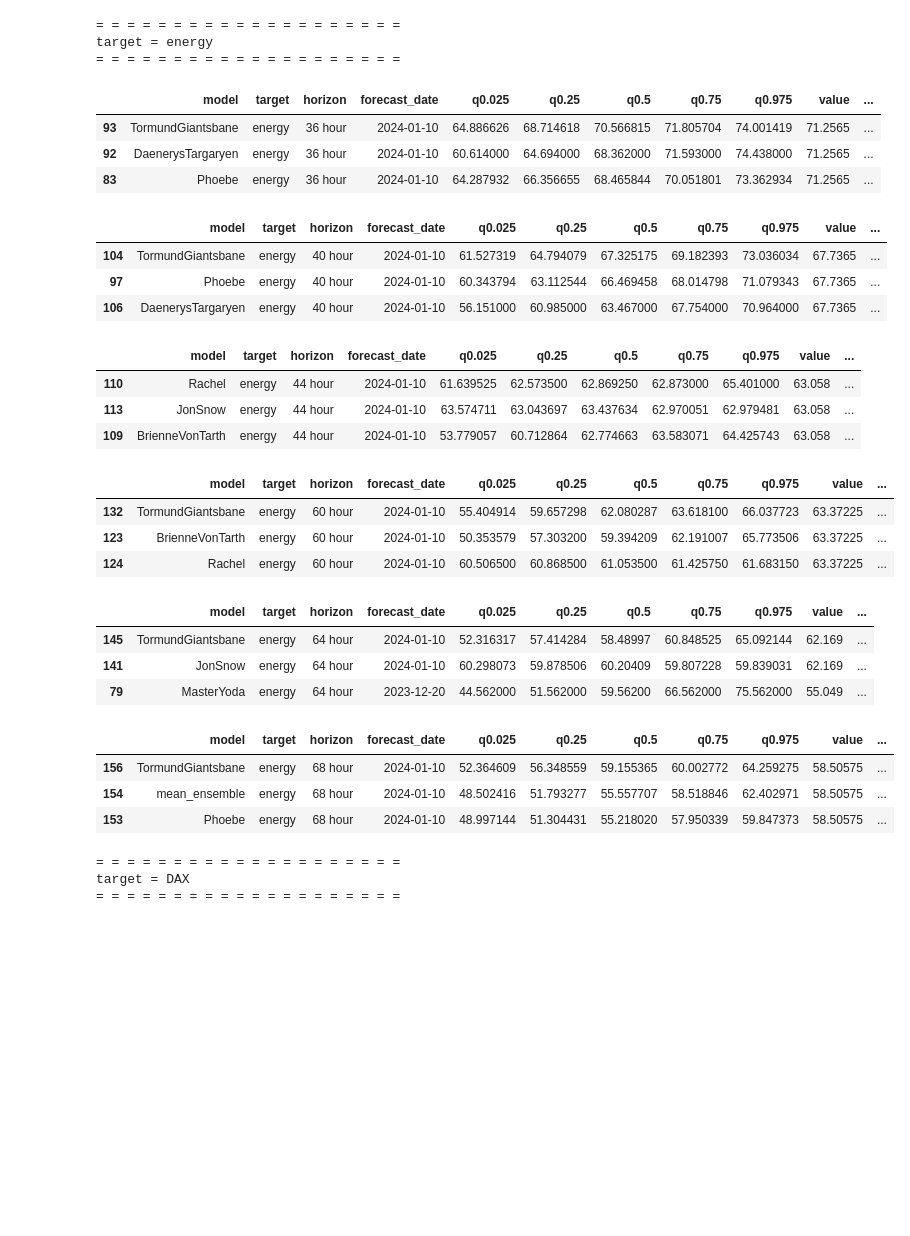
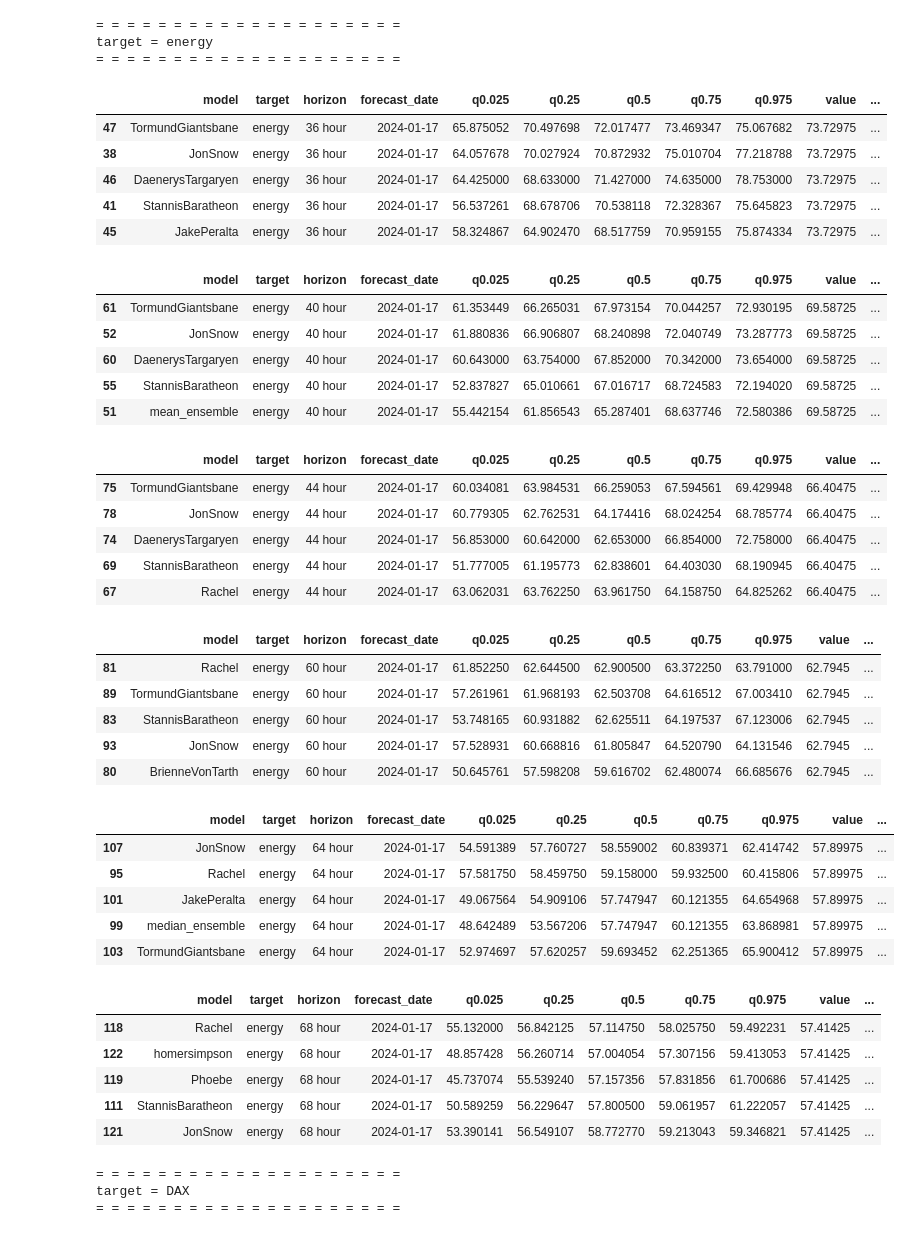
Before and after one commit to hikotei/2023_11-PTSFC, a Jupyter notebook: z others/2024_01_20 q_score ranks.ipynb, the cells around one changed output. Cells and saved outputs as stored; diff of their text form; code cells hidden in the pictures; blank space fills up the shorter version.

```diff
--- a/z others/2024_01_20 q_score ranks.ipynb
+++ b/z others/2024_01_20 q_score ranks.ipynb
@@ -18,52 +19,63 @@ files
 # %%
 # read file from ./data directory using pandas read_csv
-# df = pd.read_csv(f"../data/evaluation_20240110.csv")
-df = pd.read_csv(f"../data/{files[6]}")
+df = pd.read_csv(f"../data/{files[-1]}")
 
 targets = ['energy', 'DAX']
 
 for target in targets:
 
     print('= '*20)
     print(f"target = {target}")
     print('= '*20)
 
     df_target = df[df['target'] == target].dropna(axis=0)
 
     # for each horizon ['36 hour', '40 hour', '44 hour', '60 hour', '64 hour', '68 hour']
     for horizon in df_target['horizon'].unique():
         # get model with lowest mean_qscore
         df_target_horizon = df_target[df_target['horizon']==horizon]
         df_target_horizon = df_target_horizon.sort_values(by='mean_qscore')
-        display(df_target_horizon.head(3))
+        display(df_target_horizon.head(5))
 # %% [output]
 = = = = = = = = = = = = = = = = = = = =
 target = energy
 = = = = = = = = = = = = = = = = = = = =
 |  | model | target | horizon | forecast_date | q0.025 | q0.25 | q0.5 | q0.75 | q0.975 | value | ... |
-| 93 | TormundGiantsbane | energy | 36 hour | 2024-01-10 | 64.886626 | 68.714618 | 70.566815 | 71.805704 | 74.001419 | 71.2565 | ... |
-| 92 | DaenerysTargaryen | energy | 36 hour | 2024-01-10 | 60.614000 | 64.694000 | 68.362000 | 71.593000 | 74.438000 | 71.2565 | ... |
-| 83 | Phoebe | energy | 36 hour | 2024-01-10 | 64.287932 | 66.356655 | 68.465844 | 70.051801 | 73.362934 | 71.2565 | ... |
+| 47 | TormundGiantsbane | energy | 36 hour | 2024-01-17 | 65.875052 | 70.497698 | 72.017477 | 73.469347 | 75.067682 | 73.72975 | ... |
+| 38 | JonSnow | energy | 36 hour | 2024-01-17 | 64.057678 | 70.027924 | 70.872932 | 75.010704 | 77.218788 | 73.72975 | ... |
+| 46 | DaenerysTargaryen | energy | 36 hour | 2024-01-17 | 64.425000 | 68.633000 | 71.427000 | 74.635000 | 78.753000 | 73.72975 | ... |
+| 41 | StannisBaratheon | energy | 36 hour | 2024-01-17 | 56.537261 | 68.678706 | 70.538118 | 72.328367 | 75.645823 | 73.72975 | ... |
+| 45 | JakePeralta | energy | 36 hour | 2024-01-17 | 58.324867 | 64.902470 | 68.517759 | 70.959155 | 75.874334 | 73.72975 | ... |
 |  | model | target | horizon | forecast_date | q0.025 | q0.25 | q0.5 | q0.75 | q0.975 | value | ... |
-| 104 | TormundGiantsbane | energy | 40 hour | 2024-01-10 | 61.527319 | 64.794079 | 67.325175 | 69.182393 | 73.036034 | 67.7365 | ... |
-| 97 | Phoebe | energy | 40 hour | 2024-01-10 | 60.343794 | 63.112544 | 66.469458 | 68.014798 | 71.079343 | 67.7365 | ... |
-| 106 | DaenerysTargaryen | energy | 40 hour | 2024-01-10 | 56.151000 | 60.985000 | 63.467000 | 67.754000 | 70.964000 | 67.7365 | ... |
+| 61 | TormundGiantsbane | energy | 40 hour | 2024-01-17 | 61.353449 | 66.265031 | 67.973154 | 70.044257 | 72.930195 | 69.58725 | ... |
+| 52 | JonSnow | energy | 40 hour | 2024-01-17 | 61.880836 | 66.906807 | 68.240898 | 72.040749 | 73.287773 | 69.58725 | ... |
+| 60 | DaenerysTargaryen | energy | 40 hour | 2024-01-17 | 60.643000 | 63.754000 | 67.852000 | 70.342000 | 73.654000 | 69.58725 | ... |
+| 55 | StannisBaratheon | energy | 40 hour | 2024-01-17 | 52.837827 | 65.010661 | 67.016717 | 68.724583 | 72.194020 | 69.58725 | ... |
+| 51 | mean_ensemble | energy | 40 hour | 2024-01-17 | 55.442154 | 61.856543 | 65.287401 | 68.637746 | 72.580386 | 69.58725 | ... |
 |  | model | target | horizon | forecast_date | q0.025 | q0.25 | q0.5 | q0.75 | q0.975 | value | ... |
-| 110 | Rachel | energy | 44 hour | 2024-01-10 | 61.639525 | 62.573500 | 62.869250 | 62.873000 | 65.401000 | 63.058 | ... |
-| 113 | JonSnow | energy | 44 hour | 2024-01-10 | 63.574711 | 63.043697 | 63.437634 | 62.970051 | 62.979481 | 63.058 | ... |
-| 109 | BrienneVonTarth | energy | 44 hour | 2024-01-10 | 53.779057 | 60.712864 | 62.774663 | 63.583071 | 64.425743 | 63.058 | ... |
+| 75 | TormundGiantsbane | energy | 44 hour | 2024-01-17 | 60.034081 | 63.984531 | 66.259053 | 67.594561 | 69.429948 | 66.40475 | ... |
+| 78 | JonSnow | energy | 44 hour | 2024-01-17 | 60.779305 | 62.762531 | 64.174416 | 68.024254 | 68.785774 | 66.40475 | ... |
+| 74 | DaenerysTargaryen | energy | 44 hour | 2024-01-17 | 56.853000 | 60.642000 | 62.653000 | 66.854000 | 72.758000 | 66.40475 | ... |
+| 69 | StannisBaratheon | energy | 44 hour | 2024-01-17 | 51.777005 | 61.195773 | 62.838601 | 64.403030 | 68.190945 | 66.40475 | ... |
+| 67 | Rachel | energy | 44 hour | 2024-01-17 | 63.062031 | 63.762250 | 63.961750 | 64.158750 | 64.825262 | 66.40475 | ... |
 |  | model | target | horizon | forecast_date | q0.025 | q0.25 | q0.5 | q0.75 | q0.975 | value | ... |
-| 132 | TormundGiantsbane | energy | 60 hour | 2024-01-10 | 55.404914 | 59.657298 | 62.080287 | 63.618100 | 66.037723 | 63.37225 | ... |
-| 123 | BrienneVonTarth | energy | 60 hour | 2024-01-10 | 50.353579 | 57.303200 | 59.394209 | 62.191007 | 65.773506 | 63.37225 | ... |
-| 124 | Rachel | energy | 60 hour | 2024-01-10 | 60.506500 | 60.868500 | 61.053500 | 61.425750 | 61.683150 | 63.37225 | ... |
+| 81 | Rachel | energy | 60 hour | 2024-01-17 | 61.852250 | 62.644500 | 62.900500 | 63.372250 | 63.791000 | 62.7945 | ... |
+| 89 | TormundGiantsbane | energy | 60 hour | 2024-01-17 | 57.261961 | 61.968193 | 62.503708 | 64.616512 | 67.003410 | 62.7945 | ... |
+| 83 | StannisBaratheon | energy | 60 hour | 2024-01-17 | 53.748165 | 60.931882 | 62.625511 | 64.197537 | 67.123006 | 62.7945 | ... |
+| 93 | JonSnow | energy | 60 hour | 2024-01-17 | 57.528931 | 60.668816 | 61.805847 | 64.520790 | 64.131546 | 62.7945 | ... |
+| 80 | BrienneVonTarth | energy | 60 hour | 2024-01-17 | 50.645761 | 57.598208 | 59.616702 | 62.480074 | 66.685676 | 62.7945 | ... |
 |  | model | target | horizon | forecast_date | q0.025 | q0.25 | q0.5 | q0.75 | q0.975 | value | ... |
-| 145 | TormundGiantsbane | energy | 64 hour | 2024-01-10 | 52.316317 | 57.414284 | 58.48997 | 60.848525 | 65.092144 | 62.169 | ... |
-| 141 | JonSnow | energy | 64 hour | 2024-01-10 | 60.298073 | 59.878506 | 60.20409 | 59.807228 | 59.839031 | 62.169 | ... |
-| 79 | MasterYoda | energy | 64 hour | 2023-12-20 | 44.562000 | 51.562000 | 59.56200 | 66.562000 | 75.562000 | 55.049 | ... |
+| 107 | JonSnow | energy | 64 hour | 2024-01-17 | 54.591389 | 57.760727 | 58.559002 | 60.839371 | 62.414742 | 57.89975 | ... |
+| 95 | Rachel | energy | 64 hour | 2024-01-17 | 57.581750 | 58.459750 | 59.158000 | 59.932500 | 60.415806 | 57.89975 | ... |
+| 101 | JakePeralta | energy | 64 hour | 2024-01-17 | 49.067564 | 54.909106 | 57.747947 | 60.121355 | 64.654968 | 57.89975 | ... |
+| 99 | median_ensemble | energy | 64 hour | 2024-01-17 | 48.642489 | 53.567206 | 57.747947 | 60.121355 | 63.868981 | 57.89975 | ... |
+| 103 | TormundGiantsbane | energy | 64 hour | 2024-01-17 | 52.974697 | 57.620257 | 59.693452 | 62.251365 | 65.900412 | 57.89975 | ... |
 |  | model | target | horizon | forecast_date | q0.025 | q0.25 | q0.5 | q0.75 | q0.975 | value | ... |
-| 156 | TormundGiantsbane | energy | 68 hour | 2024-01-10 | 52.364609 | 56.348559 | 59.155365 | 60.002772 | 64.259275 | 58.50575 | ... |
-| 154 | mean_ensemble | energy | 68 hour | 2024-01-10 | 48.502416 | 51.793277 | 55.557707 | 58.518846 | 62.402971 | 58.50575 | ... |
-| 153 | Phoebe | energy | 68 hour | 2024-01-10 | 48.997144 | 51.304431 | 55.218020 | 57.950339 | 59.847373 | 58.50575 | ... |
+| 118 | Rachel | energy | 68 hour | 2024-01-17 | 55.132000 | 56.842125 | 57.114750 | 58.025750 | 59.492231 | 57.41425 | ... |
+| 122 | homersimpson | energy | 68 hour | 2024-01-17 | 48.857428 | 56.260714 | 57.004054 | 57.307156 | 59.413053 | 57.41425 | ... |
+| 119 | Phoebe | energy | 68 hour | 2024-01-17 | 45.737074 | 55.539240 | 57.157356 | 57.831856 | 61.700686 | 57.41425 | ... |
+| 111 | StannisBaratheon | energy | 68 hour | 2024-01-17 | 50.589259 | 56.229647 | 57.800500 | 59.061957 | 61.222057 | 57.41425 | ... |
+| 121 | JonSnow | energy | 68 hour | 2024-01-17 | 53.390141 | 56.549107 | 58.772770 | 59.213043 | 59.346821 | 57.41425 | ... |
 = = = = = = = = = = = = = = = = = = = =
 target = DAX
 = = = = = = = = = = = = = = = = = = = =
```
Also changed, not shown: parts of 3 cells of this notebook, 3 other files.
